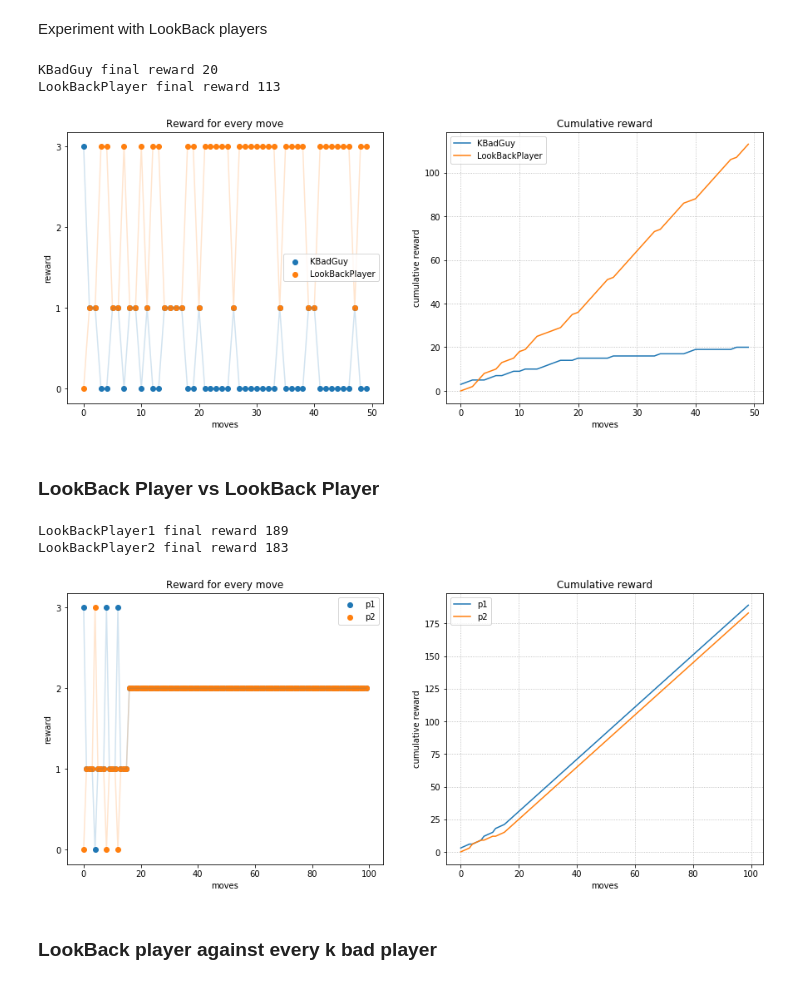
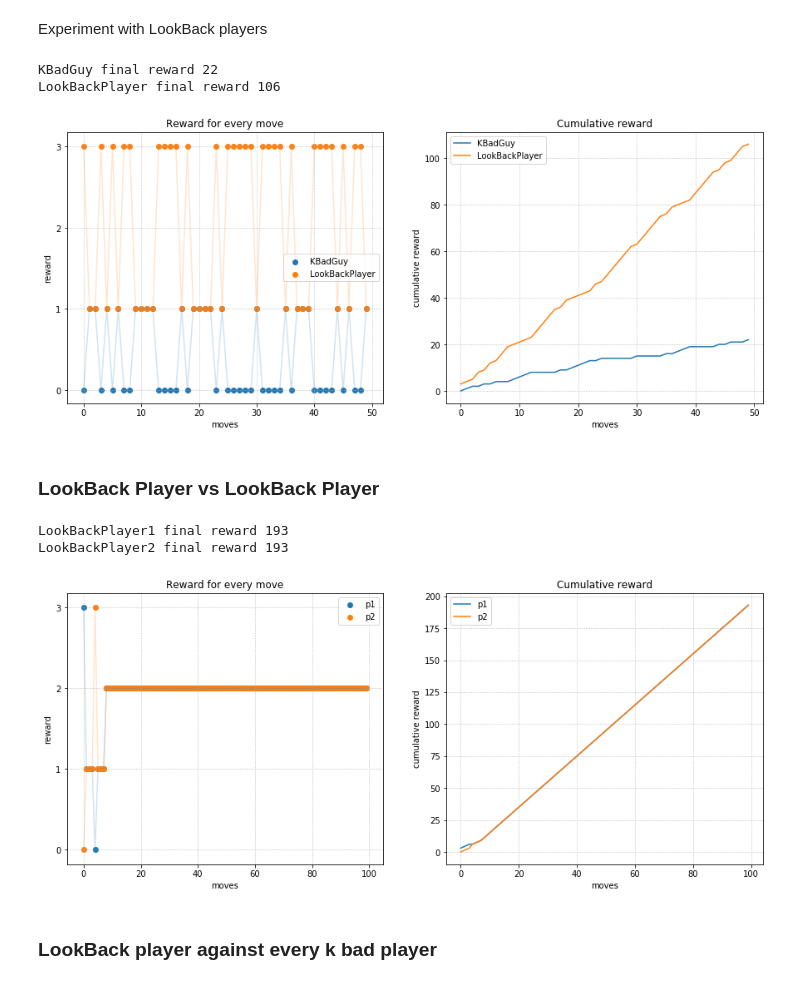
Before and after one commit to donaldssh/Iterative-Prisoners-Dilemma, a Jupyter notebook: Project.ipynb, the cells around one changed output. Drawn from its saved outputs; the diff is of its cells as text; code cells hidden in the pictures.

```diff
--- a/Project.ipynb
+++ b/Project.ipynb
@@ -641,41 +641,42 @@ Experiment with LookBack players
 # Payoff matrix
 M = np.array([[2,0],[3,1]])
 
-p1 = KBadGuy(30,[],[])
+p1 = KBadGuy(40,[],[])
 p2 = LookBackPlayer(-1.5,[],[])
 
 for i in range(50):
     u1 = p1.move()
     u2 = p2.move()
 
     p1.append_reward(np.array(u1) @ M @ np.array(u2).T)
     p2.append_reward(np.array(u2) @ M @ np.array(u1).T)
 
 fig, ax = plt.subplots(1,2, figsize = (15,6))
 ax[0].plot(p1.r_history, alpha=0.2)
 ax[0].scatter(range(len(p1.r_history)), p1.r_history, label=(type(p1).__name__),)
 ax[0].plot(p2.r_history, alpha=0.2)
 ax[0].scatter(range(len(p2.r_history)), p2.r_history,  label=(type(p2).__name__),)
 ax[0].legend()
+ax[0].grid(linestyle=":")
 ax[0].set_yticks(range(0,4))
 ax[0].set_xlabel("moves")
 ax[0].set_ylabel("reward")
 ax[0].set_title("Reward for every move")
 
 ax[1].plot(np.cumsum(p1.r_history), label=(type(p1).__name__))
 ax[1].plot(np.cumsum(p2.r_history), label=(type(p2).__name__))
 ax[1].legend()
 ax[1].set_xlabel("moves")
 ax[1].set_ylabel("cumulative reward")
 ax[1].set_title("Cumulative reward")
 ax[1].grid(linestyle=":")
 
 print(f"{type(p1).__name__} final reward {sum(p1.r_history)}")
 print(f"{type(p2).__name__} final reward {sum(p2.r_history)}")
 # %% [output]
-KBadGuy final reward 20
-LookBackPlayer final reward 113
+KBadGuy final reward 22
+LookBackPlayer final reward 106
-[figure, old version]
+[figure, new version]
 # %% [markdown]
 ### LookBack Player vs LookBack Player
 # %%
@@ -699,6 +700,7 @@ ax[0].scatter(range(len(p1.r_history)), p1.r_history, label=("p1"),)
 ax[0].plot(p2.r_history, alpha=0.2)
 ax[0].scatter(range(len(p2.r_history)), p2.r_history,  label=("p2"),)
 ax[0].legend()
+ax[0].grid(linestyle=":")
 ax[0].set_yticks(range(0,4))
 ax[0].set_xlabel("moves")
 ax[0].set_ylabel("reward")
@@ -715,9 +717,9 @@ ax[1].grid(linestyle=":")
 print(f"{type(p1).__name__}1 final reward {sum(p1.r_history)}")
 print(f"{type(p2).__name__}2 final reward {sum(p2.r_history)}")
 # %% [output]
-LookBackPlayer1 final reward 189
-LookBackPlayer2 final reward 183
+LookBackPlayer1 final reward 193
+LookBackPlayer2 final reward 193
-[figure, old version]
+[figure, new version]
 # %% [markdown]
 ### LookBack player against every k bad player
 # %%
```
Also changed, not shown: parts of 4 cells of this notebook.
